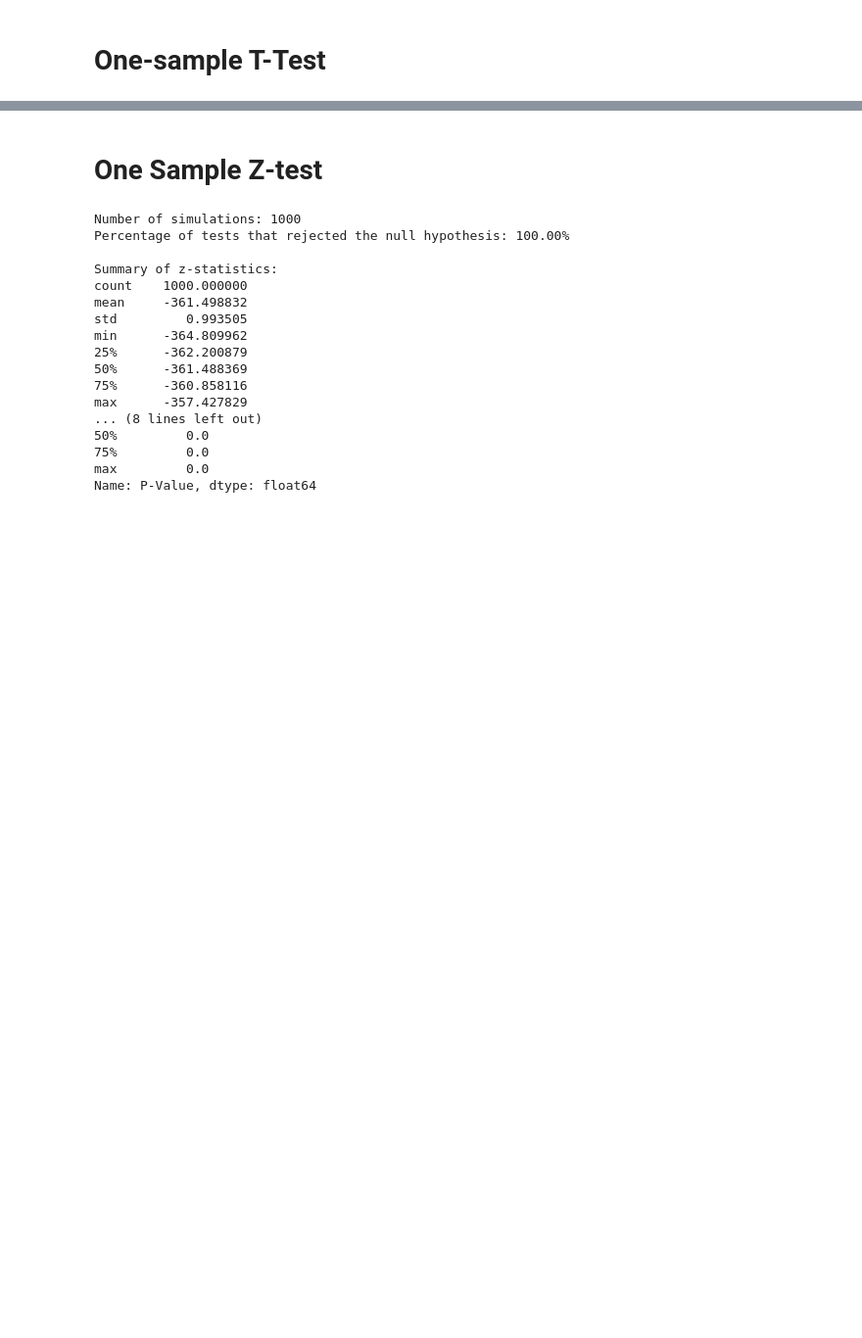
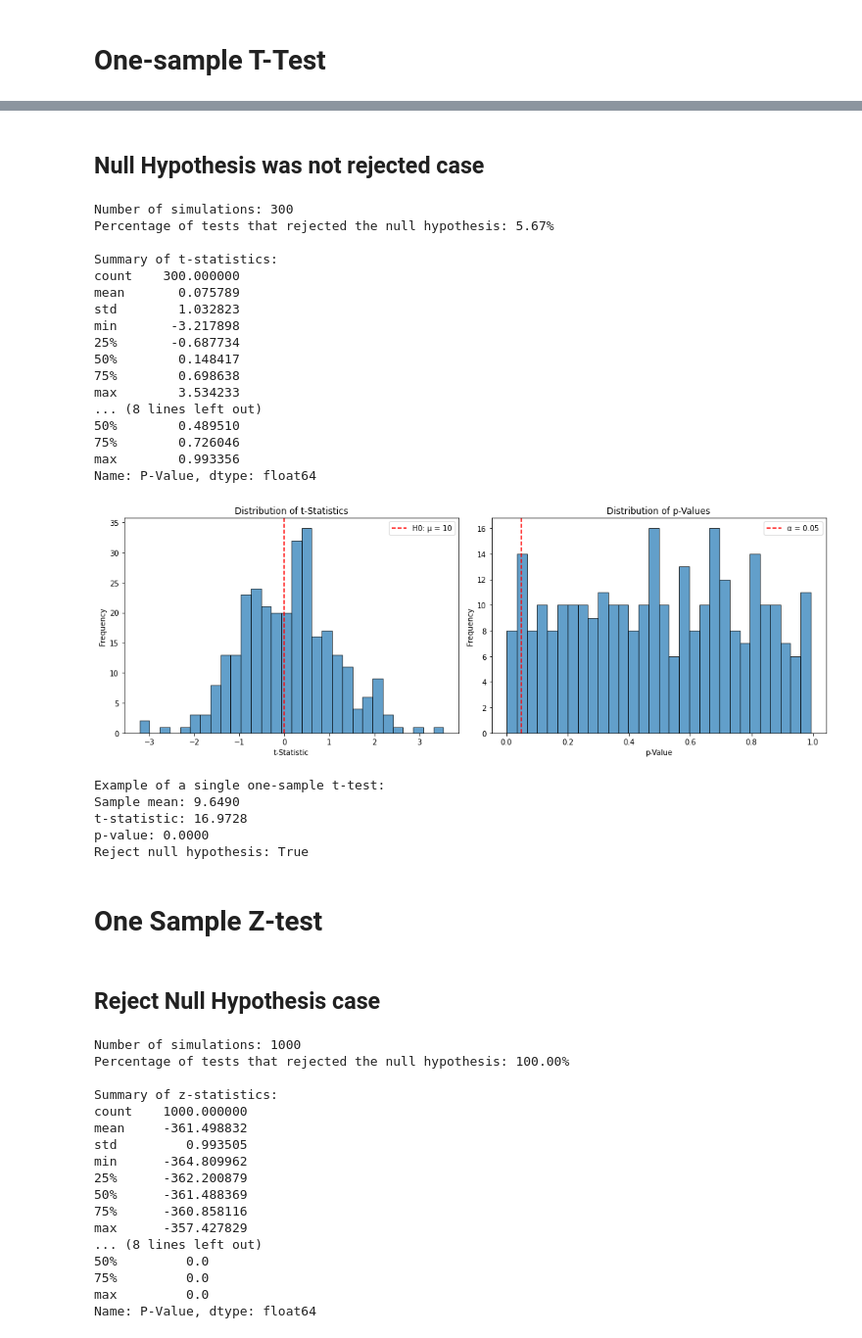
Before and after one commit to dcrowTMH/stat_test, a Jupyter notebook: basic_stat_test_simulation.ipynb, the cells around one changed output, grey strips where cells are left out. Shown at 98% size. Drawn from its saved outputs; the diff is of its cells as text; code cells hidden in the pictures; blank space fills up the shorter version.

```diff
--- a/basic_stat_test_simulation.ipynb
+++ b/basic_stat_test_simulation.ipynb
@@ -131,3 +133,34 @@ Reject null hypothesis: True
+# %% [markdown]
+## Null Hypothesis was not rejected case
+# %%
+# Population & sample means are the same, lower power to reject H0
+results = simulate_one_sample_ttest(population_mean = 10,
+                                    sample_mean = 10,
+                                    n_simulations = 300)
+# %% [output]
+Number of simulations: 300
+Percentage of tests that rejected the null hypothesis: 5.67%
+
+Summary of t-statistics:
+count    300.000000
+mean       0.075789
+std        1.032823
+min       -3.217898
+25%       -0.687734
+50%        0.148417
+75%        0.698638
+max        3.534233
+... (8 lines left out)
+50%        0.489510
+75%        0.726046
+max        0.993356
+Name: P-Value, dtype: float64
+[figure, added]
+Example of a single one-sample t-test:
+Sample mean: 9.6490
+t-statistic: 16.9728
+p-value: 0.0000
+Reject null hypothesis: True
 # %% [markdown]
 # One Sample Z-test
 # %%
@@ -231,4 +264,6 @@ def simulate_one_sample_ztest(sample_size=30,
     print(f"p-value: {p_value:.4f}")
     print(f"Reject null hypothesis: {p_value < 0.05}")
     return results
+# %% [markdown]
+## Reject Null Hypothesis case
 # %%
```
Also changed, not shown: parts of 13 cells of this notebook.
